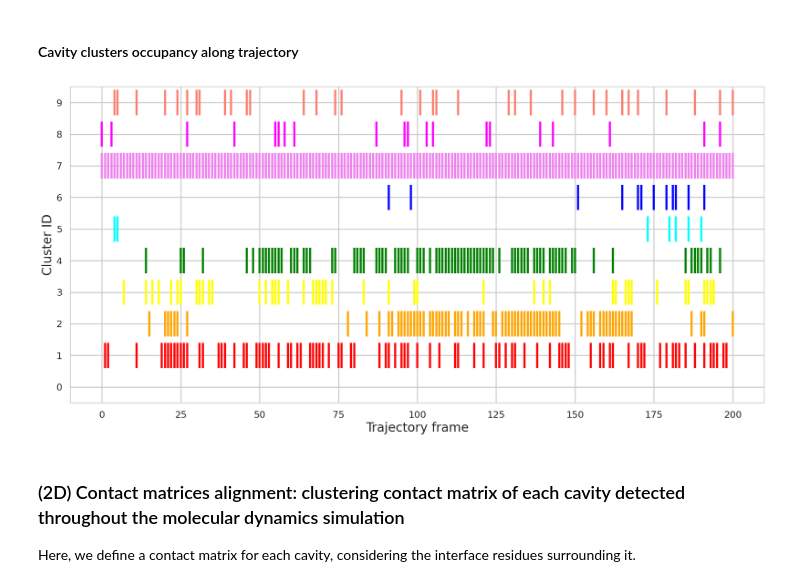
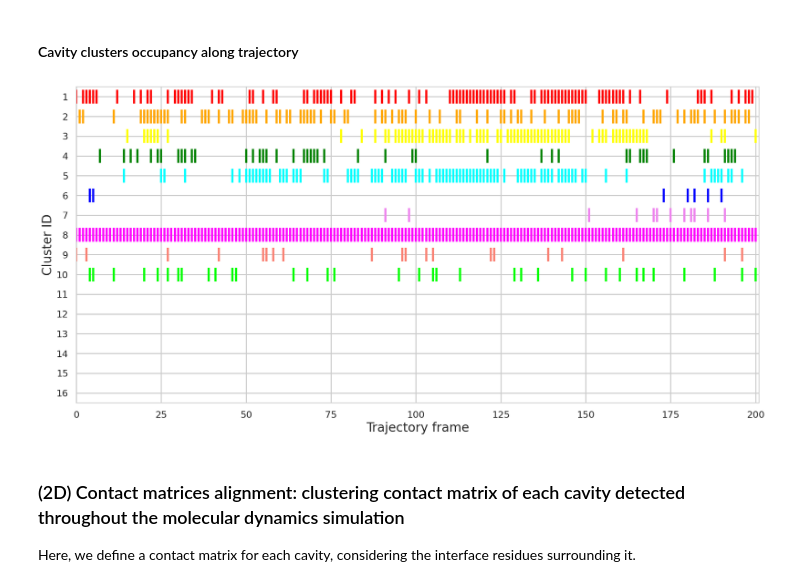
Before and after one commit to jvsguerra/IV-CEC, a Jupyter notebook: SPDE-analysis.ipynb, the cells around one changed output. Drawn from its saved outputs; the diff is of its cells as text; code cells hidden in the pictures.

Commit message:
Add new plots to SPDE

```diff
--- a/SPDE-analysis.ipynb
+++ b/SPDE-analysis.ipynb
@@ -240,8 +241,6 @@ plt.savefig(
 # %% [markdown]
 #### Cavity clusters occupancy along trajectory
 # %%
-from matplotlib.colors import ListedColormap
-
 cluster_colors = [
     "red",
     "orange",
@@ -274,16 +273,16 @@ fig, ax = plt.subplots(
     figsize=(20, 10)
 )
 
-for cluster in range(1, 17):
+for cluster in range(16):
 
     cluster_frames = frames[labels == cluster]
 
     ax.eventplot(
         cluster_frames,
-        lineoffsets=cluster,
-        linelengths=0.8,
+        lineoffsets=cluster + 1,
+        linelengths=0.7,
         linewidths=4,
-        colors=cluster_colors[cluster - 1],
+        colors=cluster_colors[cluster],
     )
 
 
@@ -294,42 +293,40 @@ ax.set_xlabel(
 
 ax.set_ylabel(
     "Cluster ID",
     fontsize=24,
 )
 
-ax.set_ylim(
-    labels.min() - 0.5,
-    labels.max() + 0.5,
-)
-
 ax.set_yticks(
     numpy.arange(
-        labels.min(),
-        labels.max() + 1
+        0,
+        17
     )
 )
 
 ax.tick_params(
     axis="both",
     labelsize=18,
 )
+ax.set_xlim(0, 201)
+ax.set_ylim(0.5, 16.5)
+ax.invert_yaxis()
 
 for spine in ax.spines.values():
     spine.set_visible(True)
     spine.set_linewidth(1.5)
 
 plt.tight_layout()
 
 plt.savefig(
-    "cluster_timeline_grid.png",
+    "results/spde/grid/timeline.png",
     dpi=600,
     transparent=True,
     bbox_inches="tight",
 )
 
 plt.show()
 # %% [output]
-[figure, old version]
+[figure, new version]
 # %% [markdown]
 ### (2D) Contact matrices alignment: clustering contact matrix of each cavity detected throughout the molecular dynamics simulation
 
```
Also changed, not shown: parts of 11 cells of this notebook, 10 other files.
